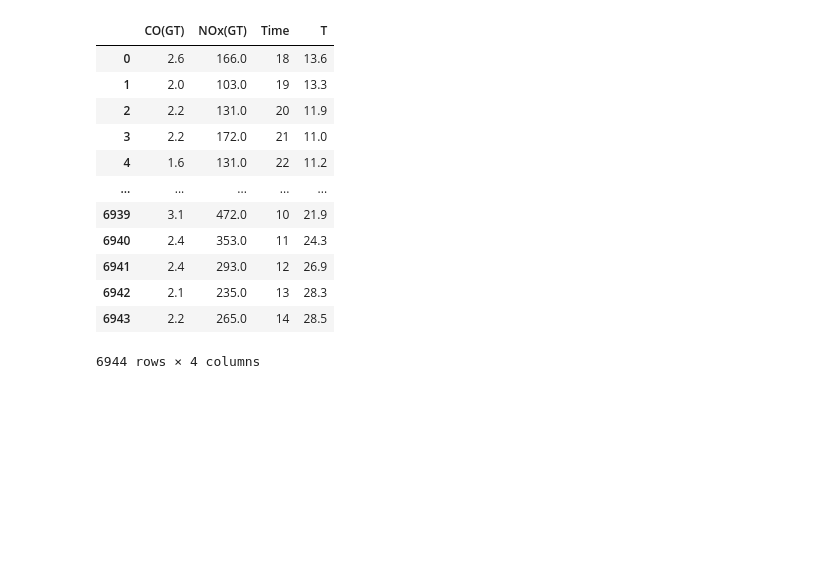
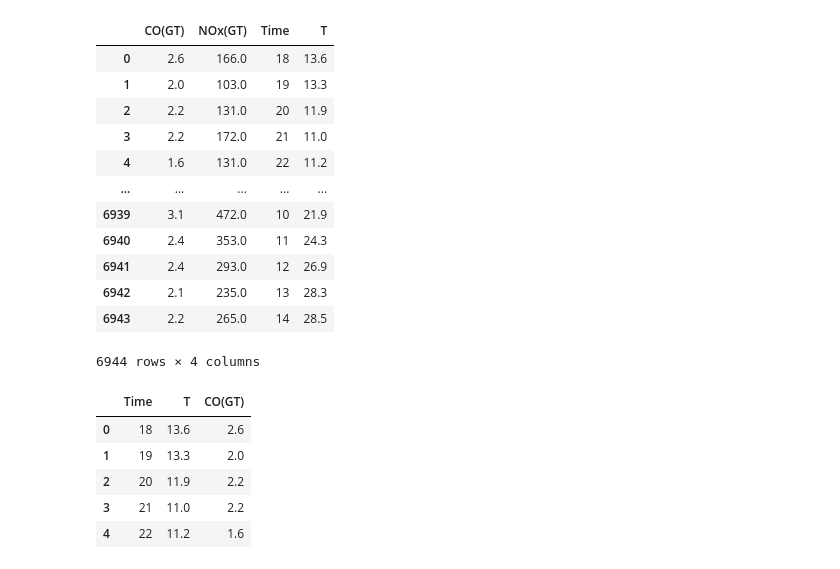
Before and after one commit to KostasEreksonas/Air_Quality_Prediction, a Jupyter notebook: AirQuality.ipynb, the cells around one changed output. Drawn from its saved outputs; the diff is of its cells as text; code cells hidden in the pictures; blank space fills up the shorter version.

```diff
--- a/AirQuality.ipynb
+++ b/AirQuality.ipynb
@@ -315,3 +321,15 @@ train_data
 # %%
 train_data.to_csv('data/cleaned_data.csv', index=False)
 train_data.to_csv('data/cleaned_data.data', index=False, header=False)
+# %%
+df_1 = train_data[["Time", "T", "CO(GT)"]]
+df_2 = train_data[["Time", "T", "NOx(GT)"]]
+# %%
+df_1.head()
+# %% [output]
+|  | Time | T | CO(GT) |
+| 0 | 18 | 13.6 | 2.6 |
+| 1 | 19 | 13.3 | 2.0 |
+| 2 | 20 | 11.9 | 2.2 |
+| 3 | 21 | 11.0 | 2.2 |
+| 4 | 22 | 11.2 | 1.6 |
```
Also changed, not shown: parts of 12 cells of this notebook.
